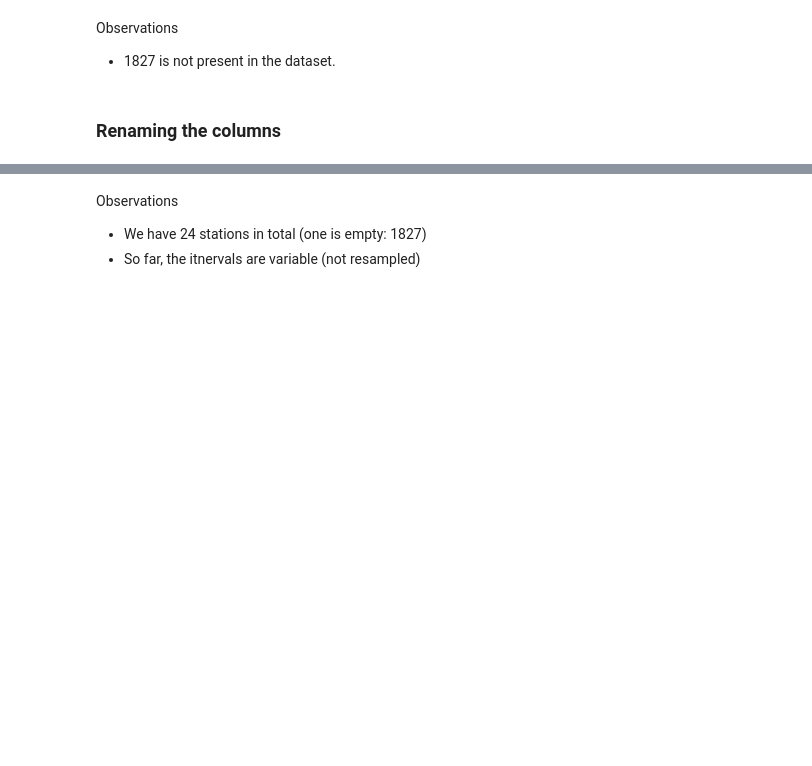
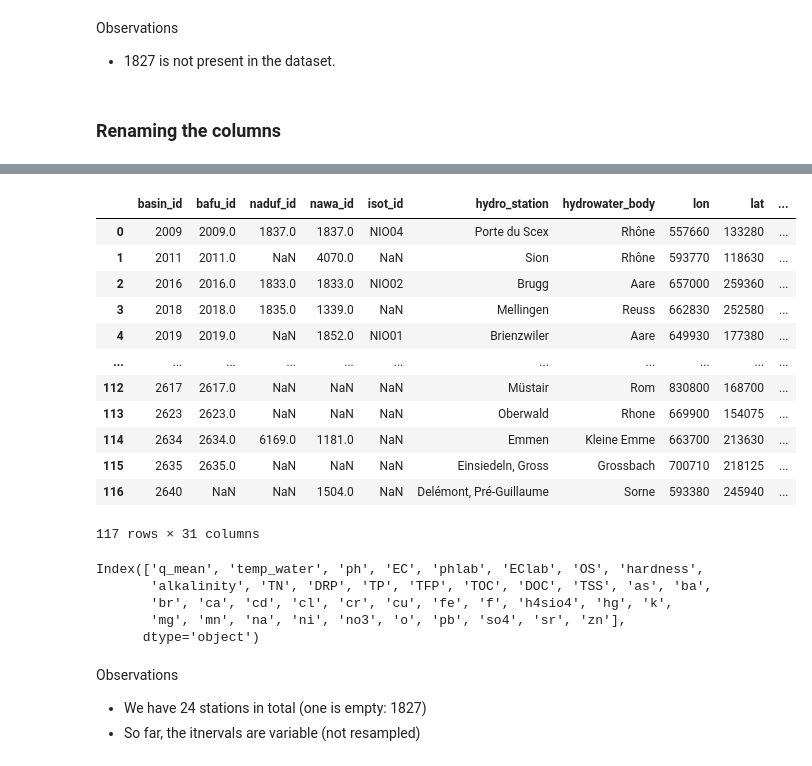
Before and after one commit to thiagovmdon/camels-ch-chem-paper, a Jupyter notebook: code/03_CAMELS_CH_CHEM_NADUF.ipynb, the cells around one changed output, grey strips where cells are left out. Drawn from its saved outputs; the diff is of its cells as text; code cells hidden in the pictures; blank space fills up the shorter version.

Commit message:
Some adjust in the names of the variables and files

```diff
--- a/code/03_CAMELS_CH_CHEM_NADUF.ipynb
+++ b/code/03_CAMELS_CH_CHEM_NADUF.ipynb
@@ -311,6 +348,25 @@ def round_values(val):
     elif isinstance(val, (int, float)):  # Handle numeric values
         return round(val, 4)
     return val  # Return unchanged if it's neither string nor numeric
+# %%
+# Network CAMELS_CH_Chem
+network_camels_ch_chem = pd.read_excel(r"data/CAMELS_CH_chem_stations_short_v2.xlsx", sheet_name='all_4')
+#network_camels_ch_chem.set_index("basin_id", inplace=True)
+network_camels_ch_chem
+# %% [output]
+|  | basin_id | bafu_id | naduf_id | nawa_id | isot_id | hydro_station | hydrowater_body | lon | lat | ... |
+| 0 | 2009 | 2009.0 | 1837.0 | 1837.0 | NIO04 | Porte du Scex | Rhône | 557660 | 133280 | ... |
+| 1 | 2011 | 2011.0 | NaN | 4070.0 | NaN | Sion | Rhône | 593770 | 118630 | ... |
+| 2 | 2016 | 2016.0 | 1833.0 | 1833.0 | NIO02 | Brugg | Aare | 657000 | 259360 | ... |
+| 3 | 2018 | 2018.0 | 1835.0 | 1339.0 | NaN | Mellingen | Reuss | 662830 | 252580 | ... |
+| 4 | 2019 | 2019.0 | NaN | 1852.0 | NIO01 | Brienzwiler | Aare | 649930 | 177380 | ... |
+| ... | ... | ... | ... | ... | ... | ... | ... | ... | ... | ... |
+| 112 | 2617 | 2617.0 | NaN | NaN | NaN | Müstair | Rom | 830800 | 168700 | ... |
+| 113 | 2623 | 2623.0 | NaN | NaN | NaN | Oberwald | Rhone | 669900 | 154075 | ... |
+| 114 | 2634 | 2634.0 | 6169.0 | 1181.0 | NaN | Emmen | Kleine Emme | 663700 | 213630 | ... |
+| 115 | 2635 | 2635.0 | NaN | NaN | NaN | Einsiedeln, Gross | Grossbach | 700710 | 218125 | ... |
+| 116 | 2640 | NaN | NaN | 1504.0 | NaN | Delémont, Pré-Guillaume | Sorne | 593380 | 245940 | ... |
+117 rows × 31 columns
 # %%
 for code in tqdm.tqdm(network_naduf.naduf_id):
 
@@ -339,3 +396,11 @@ for code in tqdm.tqdm(network_naduf.naduf_id):
+# %%
+dataset.columns
+# %% [output]
+Index(['q_mean', 'temp_water', 'ph', 'EC', 'phlab', 'EClab', 'OS', 'hardness',
+       'alkalinity', 'TN', 'DRP', 'TP', 'TFP', 'TOC', 'DOC', 'TSS', 'as', 'ba',
+       'br', 'ca', 'cd', 'cl', 'cr', 'cu', 'fe', 'f', 'h4sio4', 'hg', 'k',
+       'mg', 'mn', 'na', 'ni', 'no3', 'o', 'pb', 'so4', 'sr', 'zn'],
+      dtype='object')
 # %% [markdown]
 Observations
 - We have 24 stations in total (one is empty: 1827)
```
Also changed, not shown: parts of 7 cells of this notebook, 2 other files.
